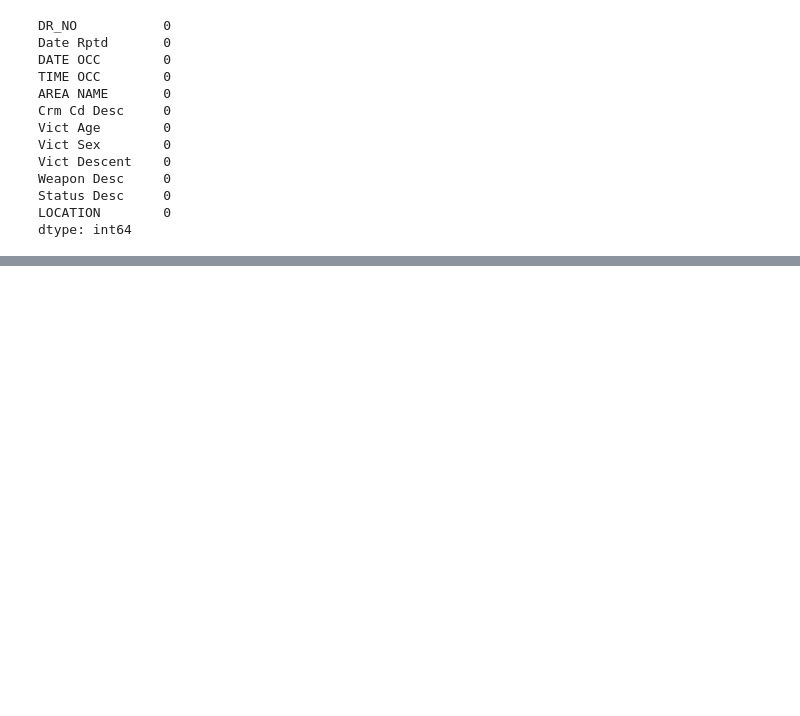
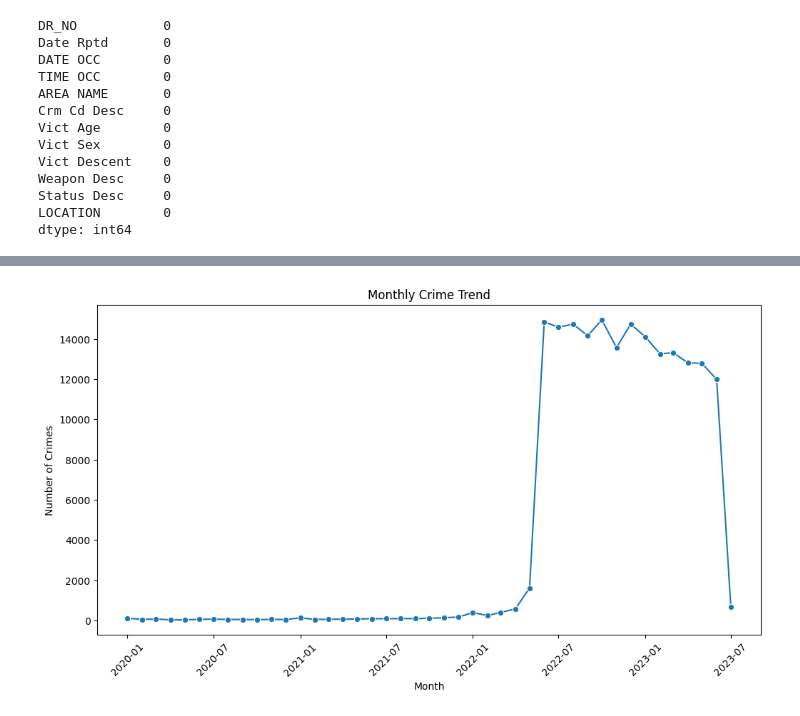
Before and after one commit to stanleyotieno1/Data-analysis-assignment, a Jupyter notebook: Jupyter-files/crime-rate.ipynb, the cells around one changed output, grey strips where cells are left out. Saved outputs shown, nothing was run; the diff lists cells and outputs as text; code cells hidden in the pictures; blank space fills up the shorter version.

```diff
--- a/Jupyter-files/crime-rate.ipynb
+++ b/Jupyter-files/crime-rate.ipynb
@@ -115,0 +148,17 @@ dtype: int64
+# %%
+# Group by month (PeriodIndex)
+monthly_crimes = crimes_df.groupby(crimes_df['DATE OCC'].dt.to_period('M')).size().reset_index(name='Crime Count')
+
+# Convert PERIOD → TIMESTAMP
+monthly_crimes['DATE OCC'] = monthly_crimes['DATE OCC'].dt.to_timestamp()
+
+# Now plot
+plt.figure(figsize=(12,6))
+sns.lineplot(data=monthly_crimes, x='DATE OCC', y='Crime Count', marker='o')
+plt.title('Monthly Crime Trend')
+plt.xlabel('Month')
+plt.ylabel('Number of Crimes')
+plt.xticks(rotation=45)
+plt.show()
+# %% [output]
+[figure, added]
```
Also changed, not shown: parts of 9 cells of this notebook.
